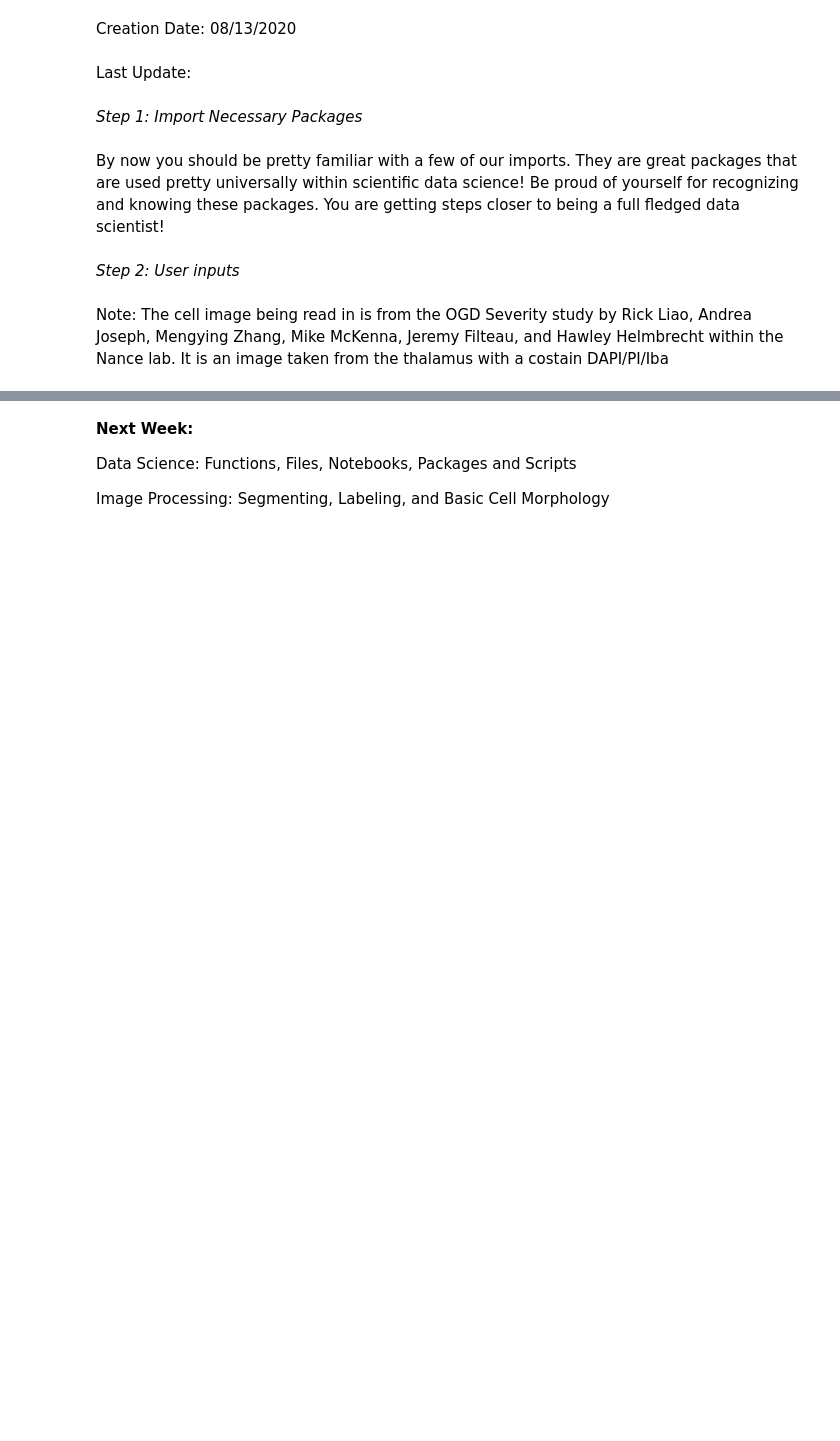
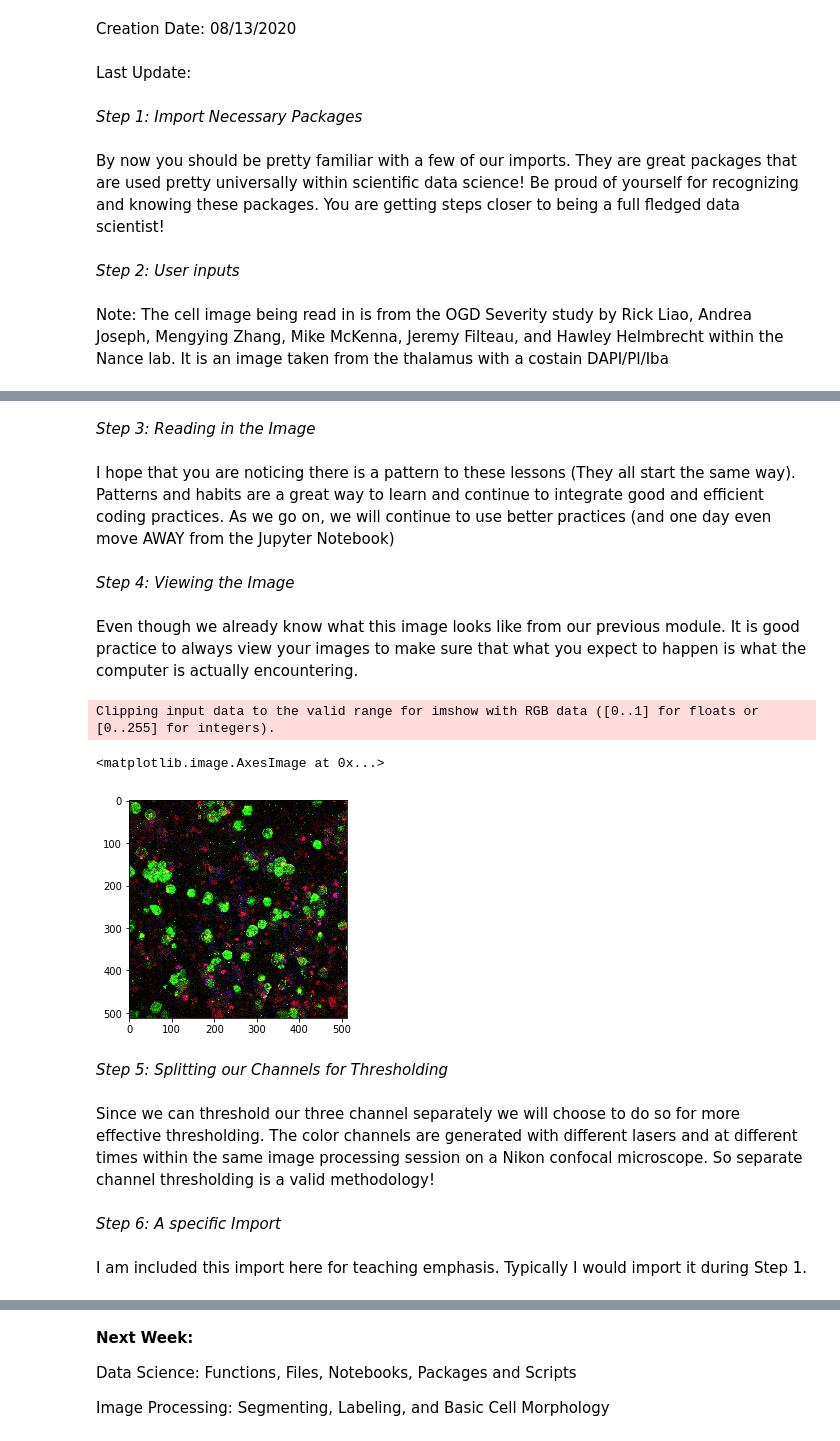
Before and after one commit to Nance-Lab/textile, a Jupyter notebook: modules/module6_iplesson.ipynb, the cells around one changed output, grey strips where cells are left out. Cells and saved outputs as stored; diff of their text form; code cells hidden in the pictures; blank space fills up the shorter version.

```diff
--- a/modules/module6_iplesson.ipynb
+++ b/modules/module6_iplesson.ipynb
@@ -31,0 +28,20 @@ Note: The cell image being read in is from the OGD Severity study by Rick Liao,
+# %% [markdown]
+*Step 3: Reading in the Image*
+# %% [markdown]
+I hope that you are noticing there is a pattern to these lessons (They all start the same way). Patterns and habits are a great way to learn and continue to integrate good and efficient coding practices.  As we go on, we will continue to use better practices (and one day even move AWAY from the Jupyter Notebook)
+# %%
+cell_im = io.imread(cell_im_location)
+# %% [markdown]
+*Step 4: Viewing the Image*
+# %% [markdown]
+Even though we already know what this image looks like from our previous module. It is good practice to always view your images to make sure that what you expect to happen is what the computer is actually encountering.
+# %%
+plt.imshow(cell_im)
+# %% [output]
+Clipping input data to the valid range for imshow with RGB data ([0..1] for floats or [0..255] for integers).
+<matplotlib.image.AxesImage at 0x...>
+[figure, added]
+# %% [markdown]
+*Step 5: Splitting our Channels for Thresholding*
+# %% [markdown]
+Since we can threshold our three channel separately we will choose to do so for more effective thresholding.  The color channels are generated with different lasers and at different times within the same image processing session on a Nikon confocal microscope. So separate channel thresholding is a valid methodology!
@@ -31,0 +52,4 @@ Note: The cell image being read in is from the OGD Severity study by Rick Liao,
+# %% [markdown]
+*Step 6: A specific Import*
+# %% [markdown]
+I am included this import here for teaching emphasis. Typically I would import it during Step 1.
```
Also changed, not shown: parts of 16 cells of this notebook.
